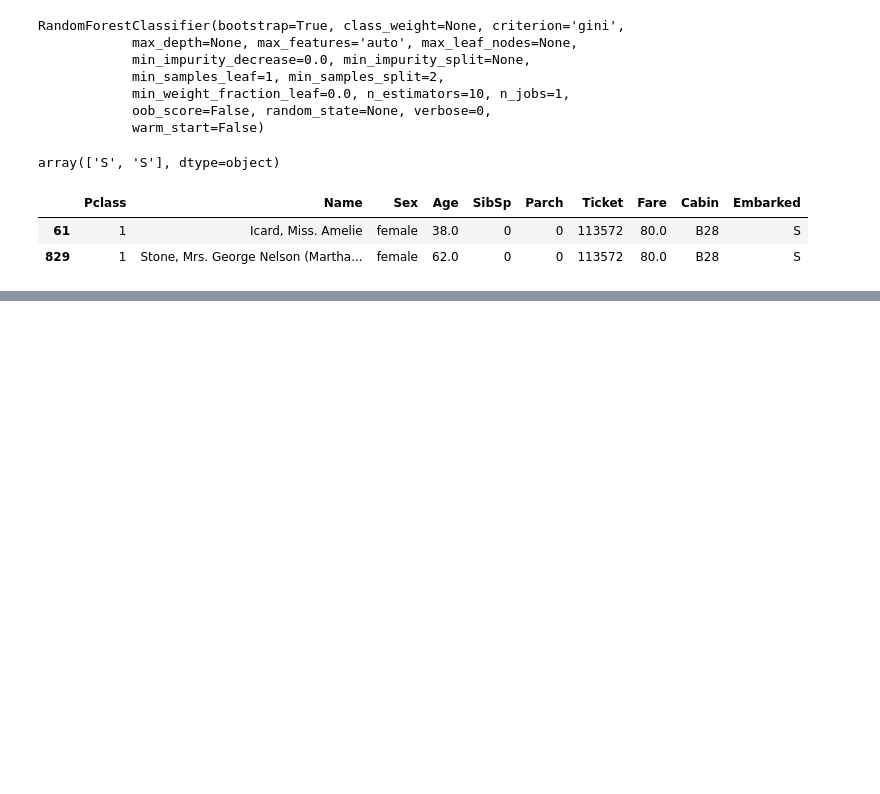
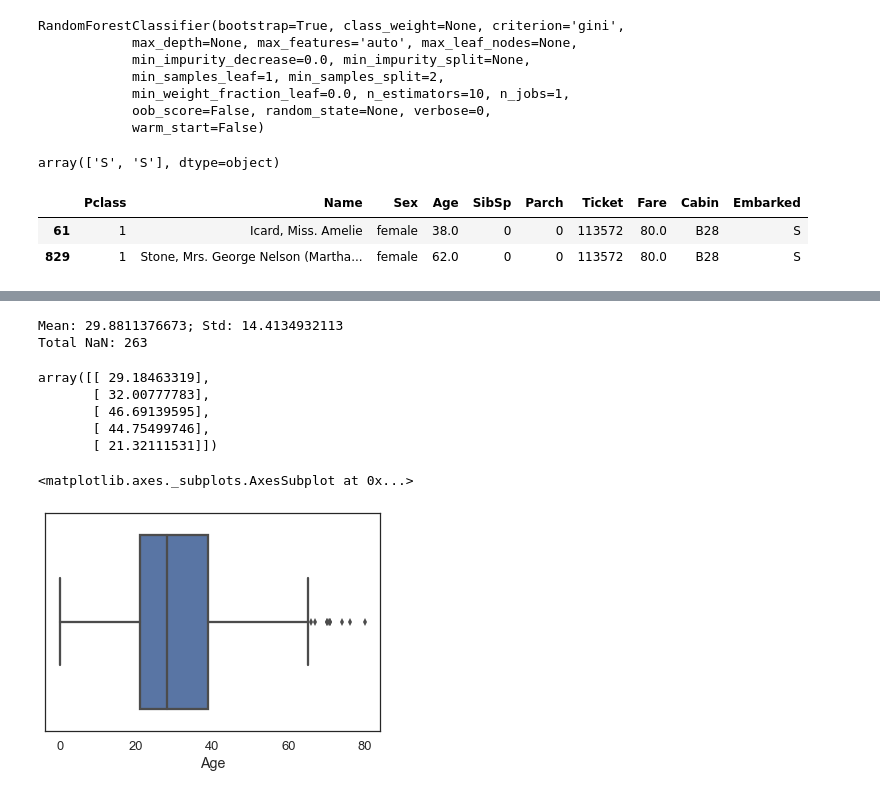
Before and after one commit to NekuSakuraba/kaggle_exploration, a Jupyter notebook: Titanic - Machine Learning from Disaster/Titanic - Machine Learning from Disaster .ipynb, the cells around one changed output, grey strips where cells are left out. Cells and saved outputs as stored; diff of their text form; code cells hidden in the pictures; blank space fills up the shorter version.

```diff
--- a/Titanic - Machine Learning from Disaster/Titanic - Machine Learning from Disaster .ipynb
+++ b/Titanic - Machine Learning from Disaster/Titanic - Machine Learning from Disaster .ipynb
@@ -178,0 +265,27 @@ plt.show()
+# %%
+size = len(X[X.Age.isnull()])
+mean = X[~X.Age.isnull()]['Age'].mean()
+std  = X[~X.Age.isnull()]['Age'].std()
+
+print('Mean: {}; Std: {}'.format(mean, std))
+print('Total NaN: {}'.format(size))
+# %% [output]
+Mean: 29.8811376673; Std: 14.4134932113
+Total NaN: 263
+# %%
+rdm_age = abs(np.random.randn(263)*std + mean) # Generating random number between the STD
+rdm_age = rdm_age.reshape(-1, 1)
+rdm_age[:5]
+# %% [output]
+array([[ 29.18463319],
+       [ 32.00777783],
+       [ 46.69139595],
+       [ 44.75499746],
+       [ 21.32111531]])
+# %%
+X.loc[X[X.Age.isnull()].index, 'Age'] = rdm_age
+# %%
+sns.boxplot(X[~X.Age.isnull()]['Age'])
+# %% [output]
+<matplotlib.axes._subplots.AxesSubplot at 0x...>
+[figure, added]
```
Also changed, not shown: parts of 51 cells of this notebook.
